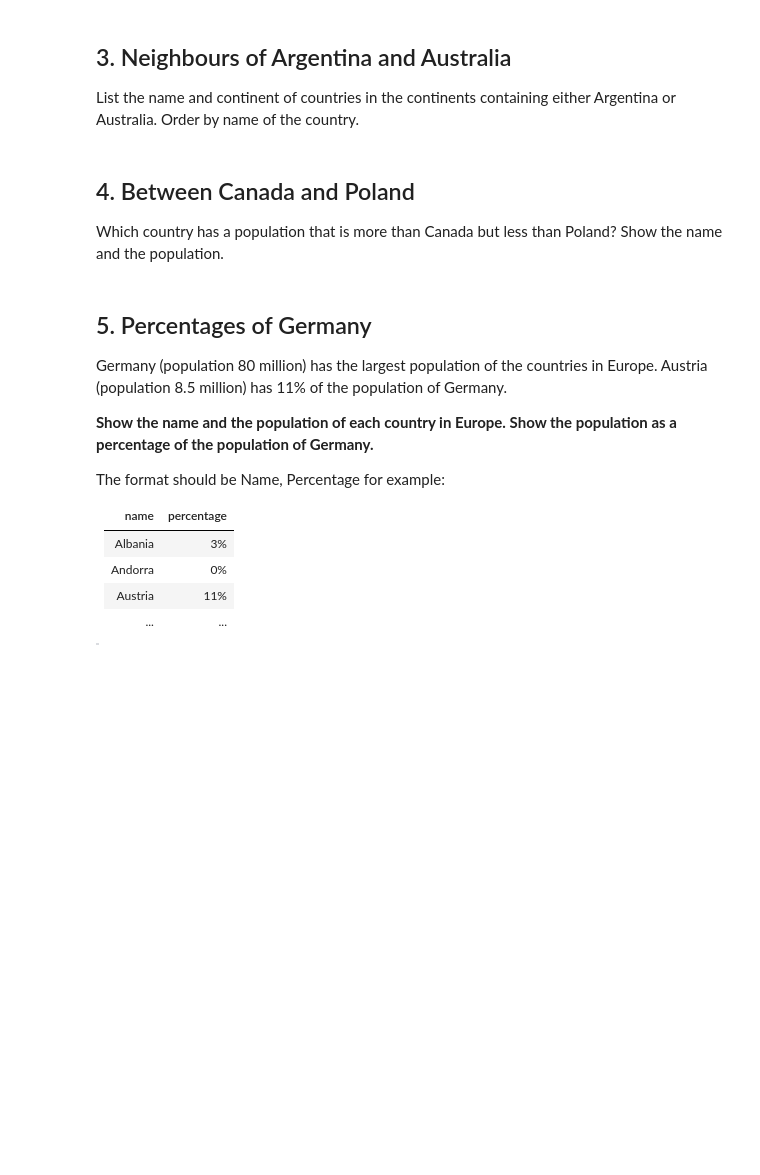
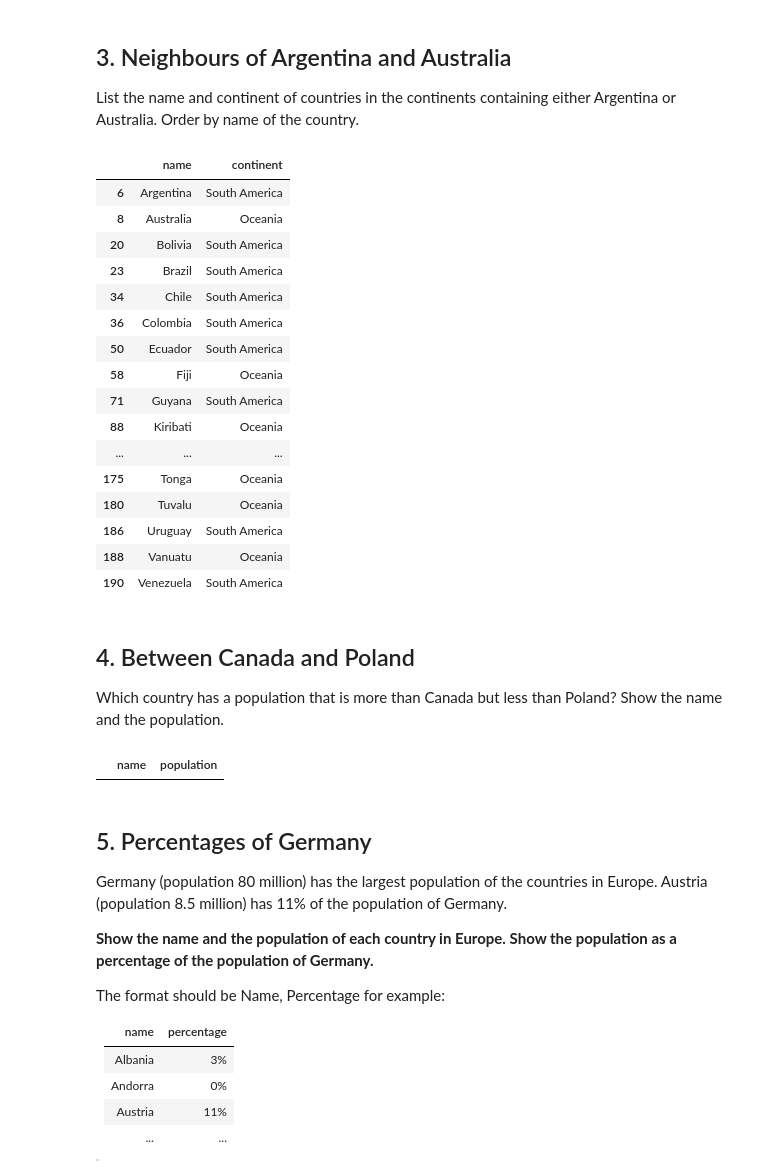
Before and after one commit to madlogos/sqlzoo, a Jupyter notebook: Python/04 SELECT within SELECT.ipynb, the cells around one changed output. Drawn from its saved outputs; the diff is of its cells as text; code cells hidden in the pictures; blank space fills up the shorter version.

```diff
--- a/Python/04 SELECT within SELECT.ipynb
+++ b/Python/04 SELECT within SELECT.ipynb
@@ -28,10 +68,39 @@ world(name, continent, area, population, gdp)
 
 
 List the name and continent of countries in the continents containing either Argentina or Australia. Order by name of the country.
+# %%
+world.loc[world['continent'].isin(
+    world.loc[world['name'].isin(['Argentina', 'Australia']), 'continent']),
+          ['name', 'continent']]
+# %% [output]
+|  | name | continent |
+| 6 | Argentina | South America |
+| 8 | Australia | Oceania |
+| 20 | Bolivia | South America |
+| 23 | Brazil | South America |
+| 34 | Chile | South America |
+| 36 | Colombia | South America |
+| 50 | Ecuador | South America |
+| 58 | Fiji | Oceania |
+| 71 | Guyana | South America |
+| 88 | Kiribati | Oceania |
+| ... | ... | ... |
+| 175 | Tonga | Oceania |
+| 180 | Tuvalu | Oceania |
+| 186 | Uruguay | South America |
+| 188 | Vanuatu | Oceania |
+| 190 | Venezuela | South America |
 # %% [markdown]
 ## 4. Between Canada and Poland
 
 Which country has a population that is more than Canada but less than Poland? Show the name and the population.
+# %%
+world.loc[(world['population']>
+    world.loc[world['name']=='Canada', 'population'].values[0]) &
+    (world['population']<world.loc[world['name']=='Poland', 'population'].values[0]),
+          ['name', 'population']]
+# %% [output]
+|  | name | population |
 # %% [markdown]
 ## 5. Percentages of Germany
 
```
Also changed, not shown: parts of 10 cells of this notebook, 20 other files.
